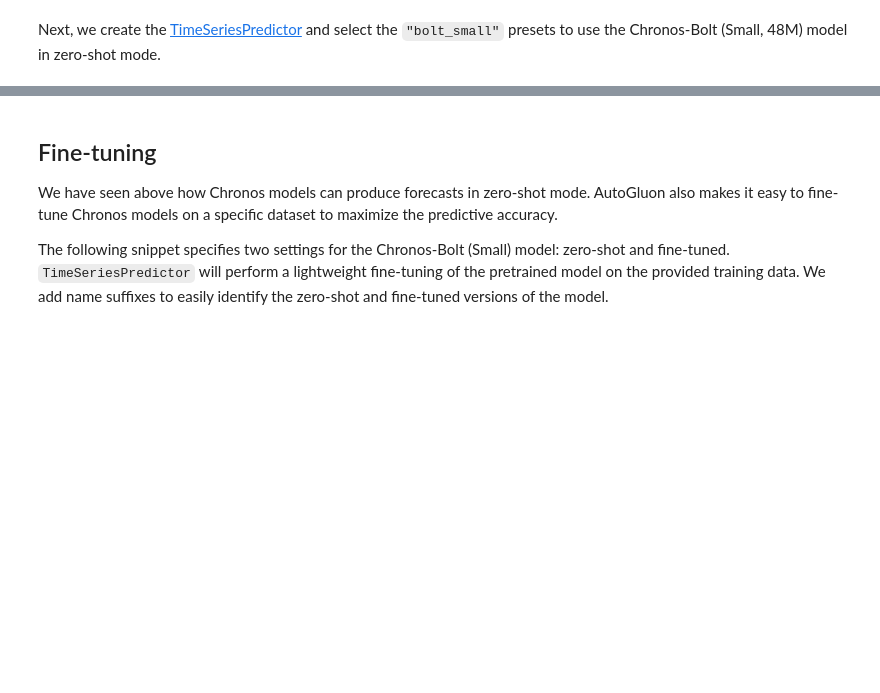
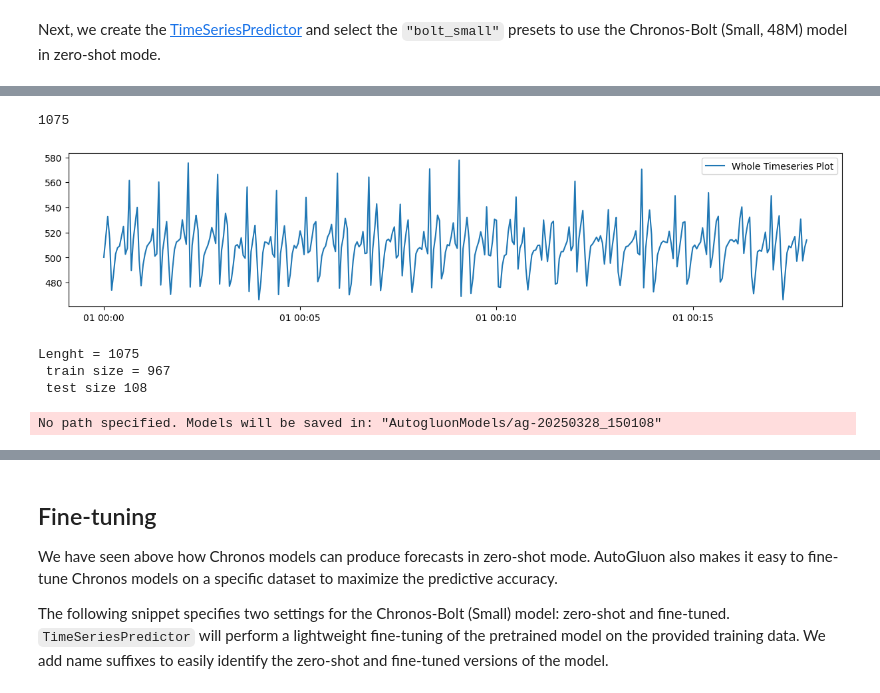
Before and after one commit to TAUforPython/ts-forecasting-ensemble, a Jupyter notebook: timeseries-chronos.ipynb, the cells around one changed output, grey strips where cells are left out. Drawn from its saved outputs; the diff is of its cells as text; code cells hidden in the pictures; blank space fills up the shorter version.

```diff
--- a/timeseries-chronos.ipynb
+++ b/timeseries-chronos.ipynb
@@ -178,0 +172,27 @@ predictor.plot(
+# %%
+data_ts = data_tsdf.loc[item_id]
+plt.plot(data_ts, label='Whole Timeseries Plot')
+plt.legend()
+len(data_ts)
+# %% [output]
+1075
+[figure, added]
+# %%
+print('Lenght =',len(test_ts),'\n',
+      'train size =', len(train_ts), '\n',
+      'test size', len(test_ts)-len(train_ts))
+# %% [output]
+Lenght = 1075
+ train size = 967
+ test size 108
+# %%
+predictor = TimeSeriesPredictor(prediction_length=prediction_length).fit(
+   train_data,
+   verbosity=0,
+   hyperparameters={
+      "AutoARIMA": {},
+   },
+)
+predictions = predictor.predict(train_data)
+# %% [output]
+No path specified. Models will be saved in: "AutogluonModels/ag-20250328_150108"
```
Also changed, not shown: parts of 41 cells of this notebook.
